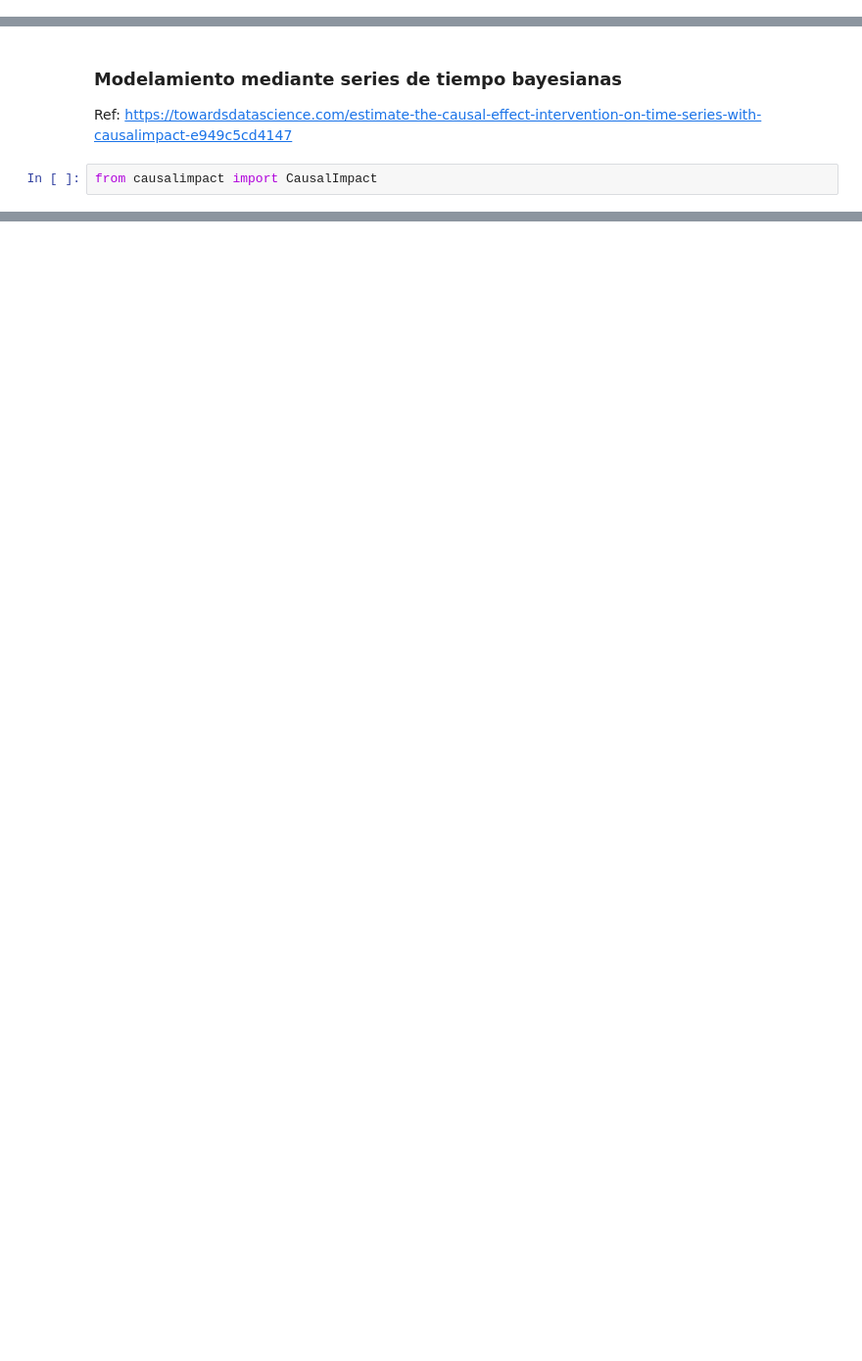
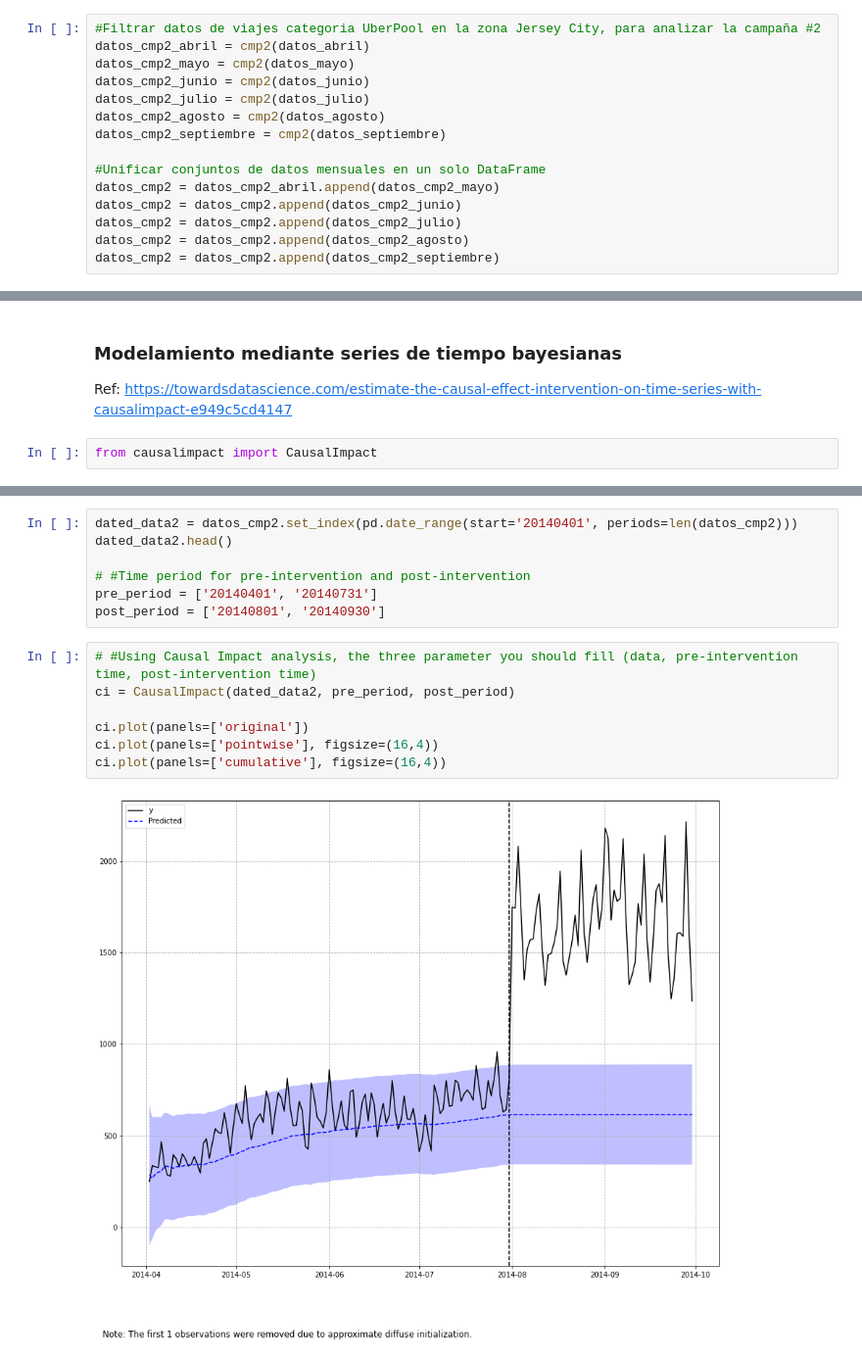
Before and after one commit to ebuitrago/BI, a Jupyter notebook: Desempeño_Campañas_Uber/aplicacion_series_tiempo_bayesianas.ipynb, the cells around one changed output, grey strips where cells are left out. Shown at 98% size. Cells and saved outputs as stored; diff of their text form; blank space fills up the shorter version.

```diff
--- a/Desempeño_Campañas_Uber/aplicacion_series_tiempo_bayesianas.ipynb
+++ b/Desempeño_Campañas_Uber/aplicacion_series_tiempo_bayesianas.ipynb
@@ -151,0 +171,15 @@ Se filtran los datos para seleccionar los viajes de la categoria UberPool en la
+# %%
+#Filtrar datos de viajes categoria UberPool en la zona Jersey City, para analizar la campaña #2
+datos_cmp2_abril = cmp2(datos_abril)
+datos_cmp2_mayo = cmp2(datos_mayo)
+datos_cmp2_junio = cmp2(datos_junio)
+datos_cmp2_julio = cmp2(datos_julio)
+datos_cmp2_agosto = cmp2(datos_agosto)
+datos_cmp2_septiembre = cmp2(datos_septiembre)
+
+#Unificar conjuntos de datos mensuales en un solo DataFrame
+datos_cmp2 = datos_cmp2_abril.append(datos_cmp2_mayo)
+datos_cmp2 = datos_cmp2.append(datos_cmp2_junio)
+datos_cmp2 = datos_cmp2.append(datos_cmp2_julio)
+datos_cmp2 = datos_cmp2.append(datos_cmp2_agosto)
+datos_cmp2 = datos_cmp2.append(datos_cmp2_septiembre)
@@ -196,0 +251,16 @@ significant.
+# %%
+dated_data2 = datos_cmp2.set_index(pd.date_range(start='20140401', periods=len(datos_cmp2)))
+dated_data2.head()
+
+# #Time period for pre-intervention and post-intervention
+pre_period = ['20140401', '20140731']
+post_period = ['20140801', '20140930']
+# %%
+# #Using Causal Impact analysis, the three parameter you should fill (data, pre-intervention time, post-intervention time)
+ci = CausalImpact(dated_data2, pre_period, post_period)
+
+ci.plot(panels=['original'])
+ci.plot(panels=['pointwise'], figsize=(16,4))
+ci.plot(panels=['cumulative'], figsize=(16,4))
+# %% [output]
+[figure, added]
```
Also changed, not shown: parts of 14 cells of this notebook.
